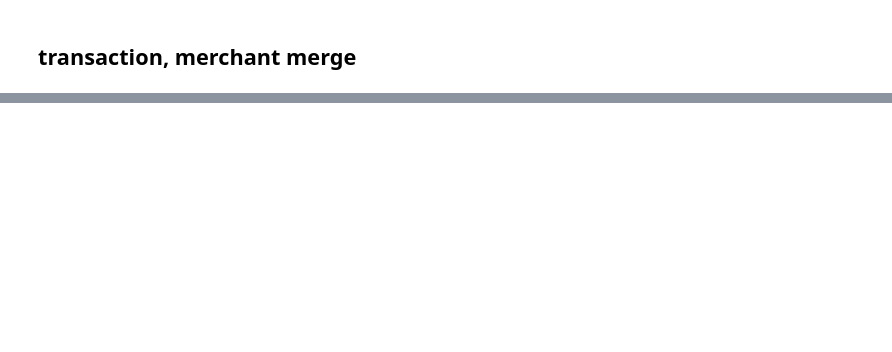
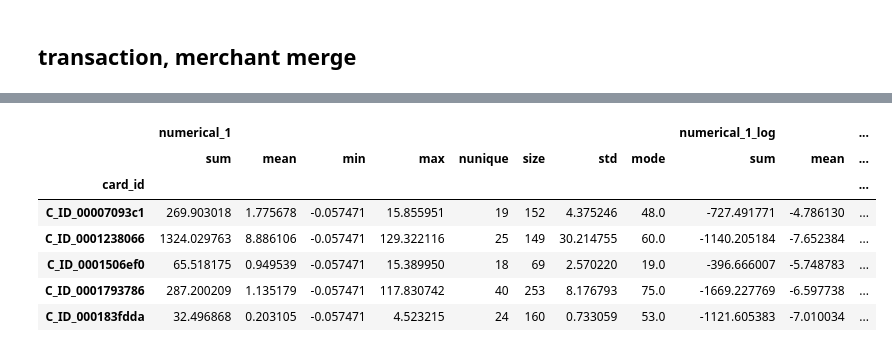
Before and after one commit to miniii222/kaggle, a Jupyter notebook: Elo_Merchant_Category_Recommendation/modeling/2-4.New_Feature_Merchant.ipynb, the cells around one changed output, grey strips where cells are left out. Saved outputs shown, nothing was run; the diff lists cells and outputs as text; code cells hidden in the pictures; blank space fills up the shorter version.

```diff
--- a/Elo_Merchant_Category_Recommendation/modeling/2-4.New_Feature_Merchant.ipynb
+++ b/Elo_Merchant_Category_Recommendation/modeling/2-4.New_Feature_Merchant.ipynb
@@ -344,3 +361,7 @@ trans_mer.head()
 | 2 | Y | C_ID_00007093c1 | 244 | N | 1 | B | 705 | ... |
 | 3 | Y | C_ID_00007093c1 | 244 | N | 1 | B | 705 | ... |
 | 4 | Y | C_ID_00007093c1 | 244 | N | 1 | B | 705 | ... |
+# %%
+from scipy import stats
+def mode(x):
+    return stats.mode(x)[1][0]
@@ -346,0 +415,13 @@ trans_mer.head()
+# %%
+merchant_var = trans_mer.groupby(['card_id'])['numerical_1','numerical_1_log','numerical_1_one_hot',
+                                'sales_A','sales_AB','purchase_A','purchase_AB'].agg(["sum", "mean", "min", "max",'nunique','size','std',mode])
+merchant_var.head()
+# %% [output]
+|  | numerical_1 |  |  |  |  |  |  |  | numerical_1_log |  | ... |
+|  | sum | mean | min | max | nunique | size | std | mode | sum | mean | ... |
+| card_id |  |  |  |  |  |  |  |  |  |  | ... |
+| C_ID_00007093c1 | 269.903018 | 1.775678 | -0.057471 | 15.855951 | 19 | 152 | 4.375246 | 48.0 | -727.491771 | -4.786130 | ... |
+| C_ID_0001238066 | 1324.029763 | 8.886106 | -0.057471 | 129.322116 | 25 | 149 | 30.214755 | 60.0 | -1140.205184 | -7.652384 | ... |
+| C_ID_0001506ef0 | 65.518175 | 0.949539 | -0.057471 | 15.389950 | 18 | 69 | 2.570220 | 19.0 | -396.666007 | -5.748783 | ... |
+| C_ID_0001793786 | 287.200209 | 1.135179 | -0.057471 | 117.830742 | 40 | 253 | 8.176793 | 75.0 | -1669.227769 | -6.597738 | ... |
+| C_ID_000183fdda | 32.496868 | 0.203105 | -0.057471 | 4.523215 | 24 | 160 | 0.733059 | 53.0 | -1121.605383 | -7.010034 | ... |
```
Also changed, not shown: parts of 35 cells of this notebook.
